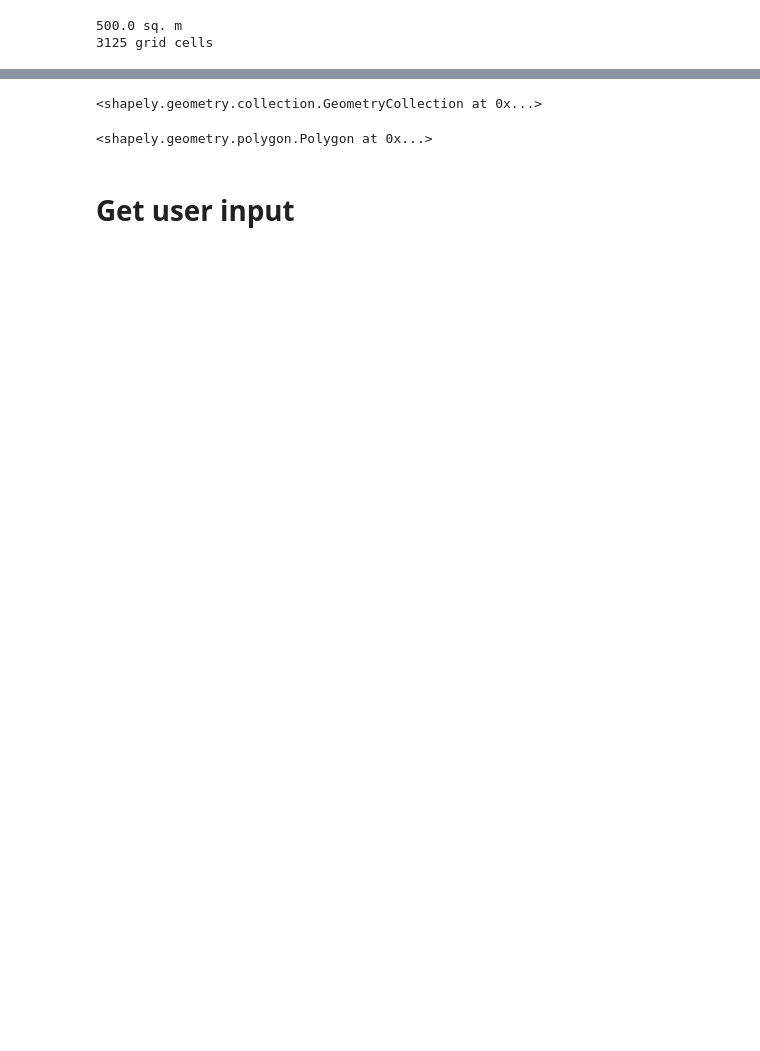
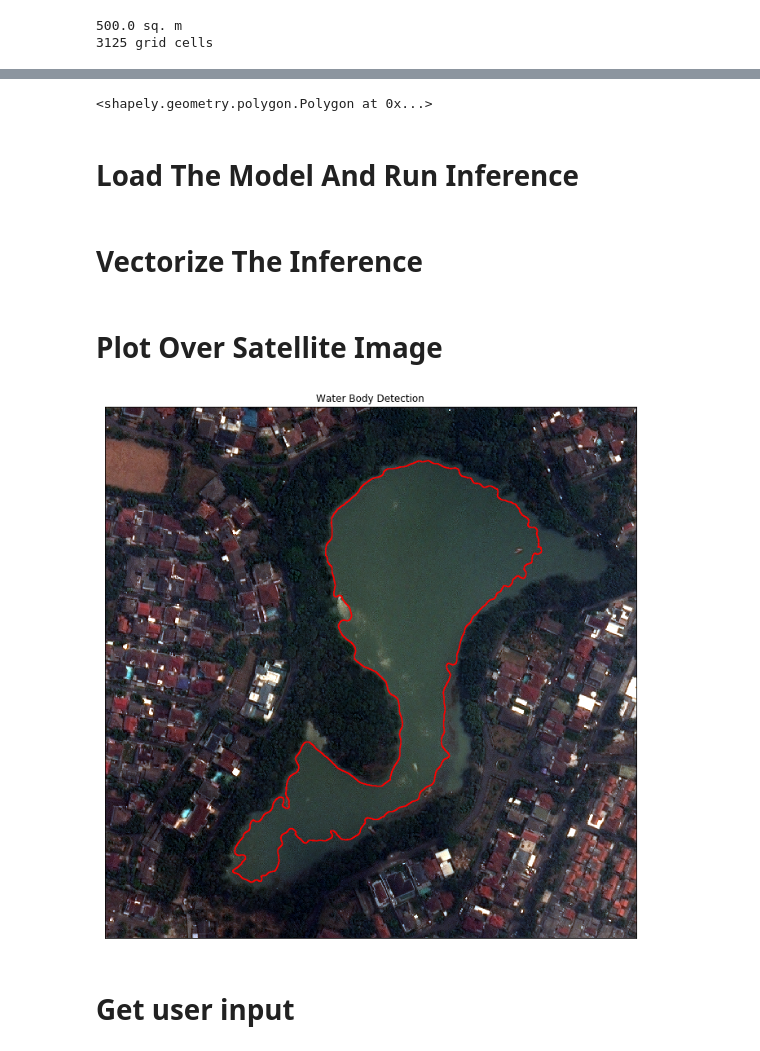
Before and after one commit to krakchris/rimbun.io, a Jupyter notebook: notebooks/Vectorization.ipynb, the cells around one changed output, grey strips where cells are left out. Saved outputs shown, nothing was run; the diff lists cells and outputs as text; code cells hidden in the pictures; blank space fills up the shorter version.

Commit message:
added manual_inference notebook and updated the Vectorisation notebook

```diff
--- a/notebooks/Vectorization.ipynb
+++ b/notebooks/Vectorization.ipynb
@@ -231,9 +303,8 @@ detection_poly_smooth
 
 detection_poly = ops.polygonize_full(detection_poly_smooth)[0]
 
-detection_poly
+# print(len(detection_poly))
+# print(detection_poly[0])
-# %% [output]
-<shapely.geometry.collection.GeometryCollection at 0x...>
 # %%
 import random
 
@@ -241,3 +312,5 @@ sample = random.randint(0,len(detection_poly)) - 1
 detection_poly[sample]
 # %% [output]
 <shapely.geometry.polygon.Polygon at 0x...>
+# %% [markdown]
+# Load The Model And Run Inference
@@ -243,0 +438,2 @@ detection_poly[sample]
+# %% [markdown]
+# Vectorize The Inference
@@ -244,2 +524,40 @@ detection_poly[sample]
+# %% [markdown]
+# Plot Over Satellite Image
+# %%
+def plot_boundary_overlayed_on_rgb_img(polygon=None, raster_image_path=None):
+    if os.path.exists(raster_image_path) \
+        and polygon is not None:
+        raster_img = rasterio.open(raster_image_path)
+        raster_profile = raster_img.profile
+        bound = gpd.GeoSeries(polygon)
+        bound = gpd.GeoDataFrame({'geometry': bound}, index=[0],  crs=from_epsg(4326))
+
+        bound_utm13N = bound.to_crs(raster_profile["crs"])
+        extent = plotting_extent(raster_img.read()[0], raster_profile["transform"])
+
+        # Create figure with one plot
+        fig, ax = plt.subplots(figsize=(12, 12))
+
+        # Plot boundary with high zorder for contrast
+        bound_utm13N.boundary.plot(ax=ax, color="red", zorder=10)
+
+        # Plot CIR image using the raster extent
+        ep.plot_rgb(
+            raster_img.read(),
+            rgb=(4, 2, 1),
+            ax=ax,
+            stretch=True,
+            extent=extent,
+            str_clip=0.5,
+            title="Water Body Detection",
+        )
+        plt.show()
+    else:
+        print("The path does not exist or there is none polygon object")
+
+path = '/home/daffolap-851/Projects/GreenCityWatch/img_data_to_combine/Setu_rawa_indah_2018-09-13_03_30_1030010085B5FC00.tif'
+plot_boundary_overlayed_on_rgb_img(detection_poly[0], path)
+# %% [output]
+[figure, added]
 # %% [markdown]
 # Get user input
```
Also changed, not shown: parts of 21 cells of this notebook.
